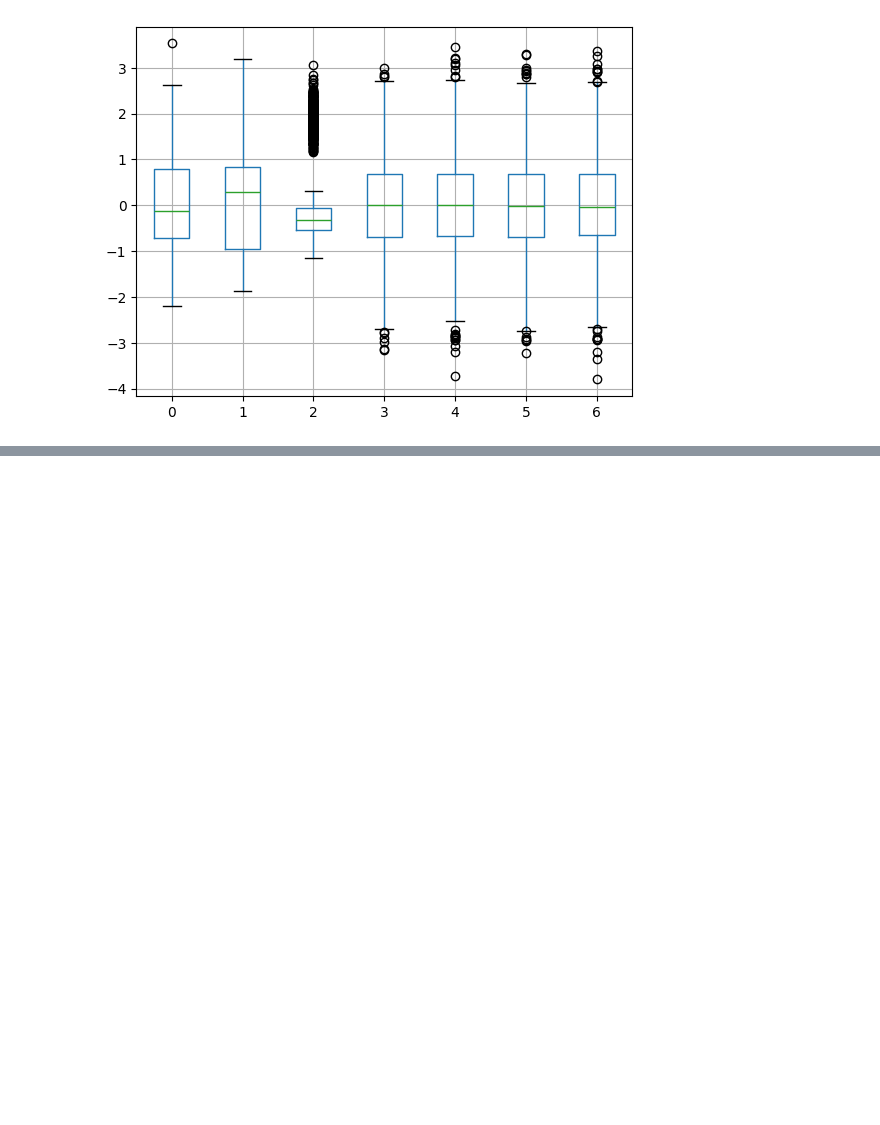
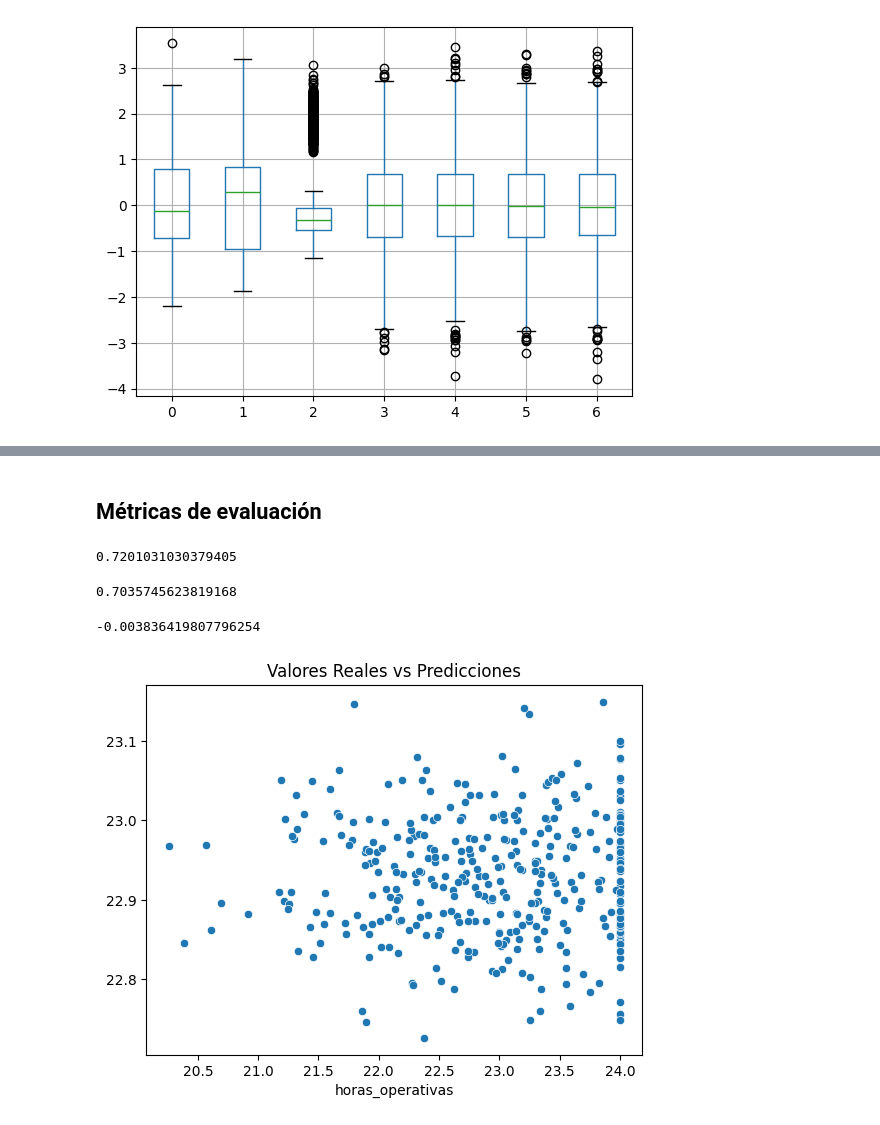
Before and after one commit to xaramillo/codespaces-jupyter, a Jupyter notebook: notebooks/laboratorio-s05-01.ipynb, the cells around one changed output, grey strips where cells are left out. Drawn from its saved outputs; the diff is of its cells as text; code cells hidden in the pictures; blank space fills up the shorter version.

```diff
--- a/notebooks/laboratorio-s05-01.ipynb
+++ b/notebooks/laboratorio-s05-01.ipynb
@@ -136,0 +179,5 @@ pd.DataFrame(X).boxplot()
+# %%
+# Llamado a clase del modelo seleccionado
+model = LinearRegression()
+# Ajuste del modelo con los datos de entrenamiento escalado
+model.fit(X_train_scale, y_train)
@@ -136,0 +186,3 @@ pd.DataFrame(X).boxplot()
+# %%
+# Se valida la parte de predicción
+y_predict = model.predict(X_test_scale)
@@ -136,0 +205,2 @@ pd.DataFrame(X).boxplot()
+# %% [markdown]
+## Métricas de evaluación
@@ -136,0 +209,18 @@ pd.DataFrame(X).boxplot()
+# %%
+mean_squared_error(y_test, y_predict)
+# %% [output]
+0.7201031030379405
+# %%
+mean_absolute_error(y_test,y_predict)
+# %% [output]
+0.7035745623819168
+# %%
+r2_score(y_test,y_predict)
+# %% [output]
+-0.003836419807796254
+# %%
+sns.scatterplot( x=y_test,y= y_predict)
+plt.title('Valores Reales vs Predicciones')
+plt.show()
+# %% [output]
+[figure, added]
```
Also changed, not shown: parts of 19 cells of this notebook.
